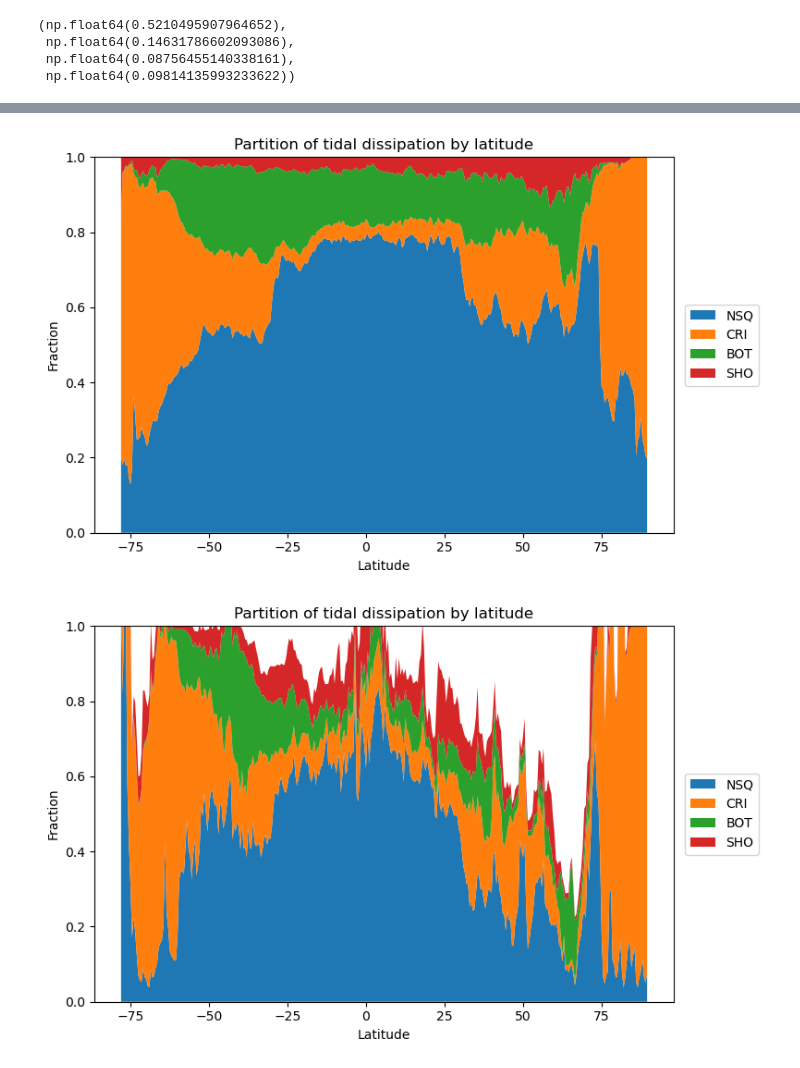
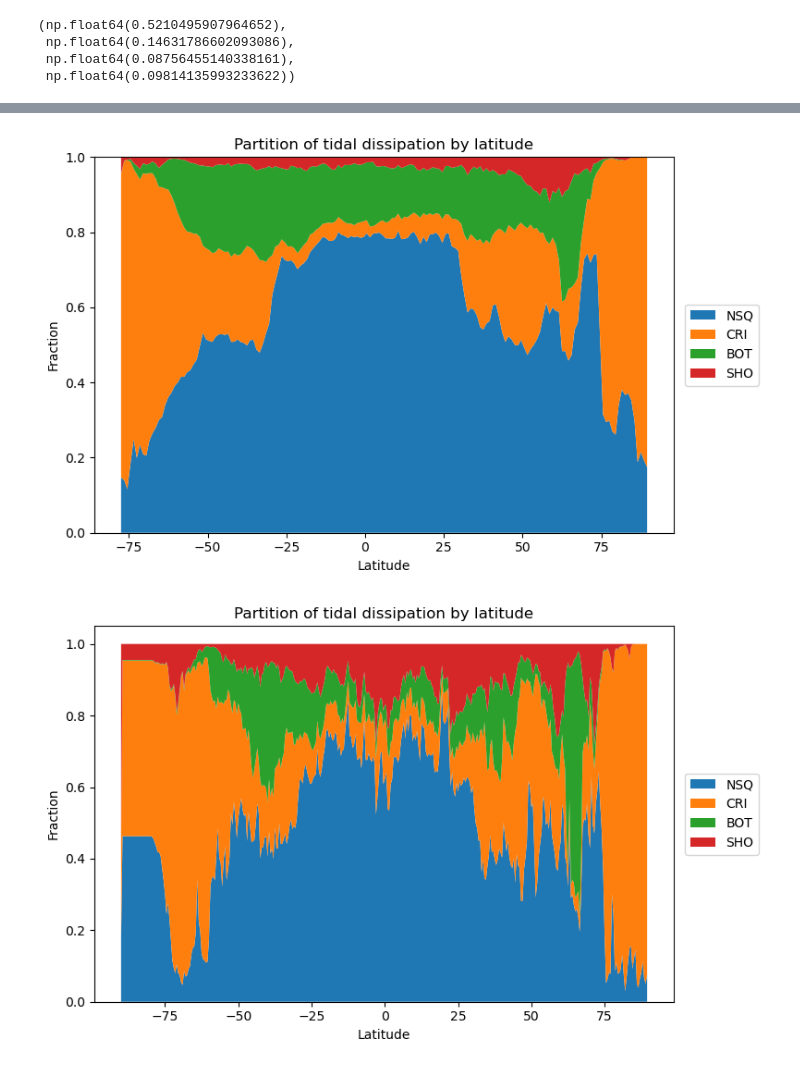
Before and after one commit to asozza/ecearth-quests, a Jupyter notebook: epochal/analysis/iwm-analysis.ipynb, the cells around one changed output, grey strips where cells are left out. Saved outputs shown, nothing was run; the diff lists cells and outputs as text; code cells hidden in the pictures.

```diff
--- a/epochal/analysis/iwm-analysis.ipynb
+++ b/epochal/analysis/iwm-analysis.ipynb
@@ -253,12 +261,12 @@ plt.tight_layout()
 # %%
 # zonal mean / stacked histogram
 
-lat = iwm_modern.latitude
+lat = iwm_modern_remap.lat
 
-p_nsq_lat = (iwm_modern['power_nsq']/iwm_modern['tidal_dissipation']).mean(dim=['longitude'])
-p_cri_lat = (iwm_modern['power_cri']/iwm_modern['tidal_dissipation']).mean(dim=['longitude'])
-p_sho_lat = (iwm_modern['power_sho']/iwm_modern['tidal_dissipation']).mean(dim=['longitude'])
-p_bot_lat = (iwm_modern['power_bot']/iwm_modern['tidal_dissipation']).mean(dim=['longitude'])
+p_nsq_lat = (iwm_modern_remap['power_nsq']/iwm_modern_remap['tidal_dissipation']).mean(dim=['lon'])
+p_cri_lat = (iwm_modern_remap['power_cri']/iwm_modern_remap['tidal_dissipation']).mean(dim=['lon'])
+p_sho_lat = (iwm_modern_remap['power_sho']/iwm_modern_remap['tidal_dissipation']).mean(dim=['lon'])
+p_bot_lat = (iwm_modern_remap['power_bot']/iwm_modern_remap['tidal_dissipation']).mean(dim=['lon'])
 
 plt.figure(figsize=(8,5))
 plt.stackplot(
@@ -282,39 +290,39 @@ plt.legend(
 plt.tight_layout()
 plt.show()
 # %% [output]
-[figure, old version]
+[figure, new version]
 # %%
 # zonal mean / stacked histogram
 
 lat = iwm_modern.latitude
 
-p_tot_lat = iwm_modern['tidal_dissipation'].mean(dim=['longitude'])
+#p_tot_lat = iwm_modern['tidal_dissipation'].mean(dim=['longitude'])
 p_nsq_lat = iwm_modern['power_nsq'].mean(dim=['longitude'])
 p_cri_lat = iwm_modern['power_cri'].mean(dim=['longitude'])
 p_sho_lat = iwm_modern['power_sho'].mean(dim=['longitude'])
 p_bot_lat = iwm_modern['power_bot'].mean(dim=['longitude'])
+p_tot_lat = p_nsq_lat + p_cri_lat + p_bot_lat + p_sho_lat
 
 plt.figure(figsize=(8,5))
 plt.stackplot(
     lat,
     p_nsq_lat/p_tot_lat,
     p_cri_lat/p_tot_lat,
     p_bot_lat/p_tot_lat,
     p_sho_lat/p_tot_lat,
     labels=["NSQ", "CRI", "BOT", "SHO"]
 )
 
 plt.ylabel("Fraction")
 plt.xlabel("Latitude")
 plt.title("Partition of tidal dissipation by latitude")
 plt.legend(loc='upper right')
-plt.ylim(0,1)
 plt.legend(
     loc="center left",
     bbox_to_anchor=(1.02, 0.5),  # x > 1 sposta la leggenda fuori
     borderaxespad=0
 )
 plt.tight_layout()
 plt.show()
 # %% [output]
-[figure, old version]
+[figure, new version]
```
Also changed, not shown: parts of 10 cells of this notebook.
